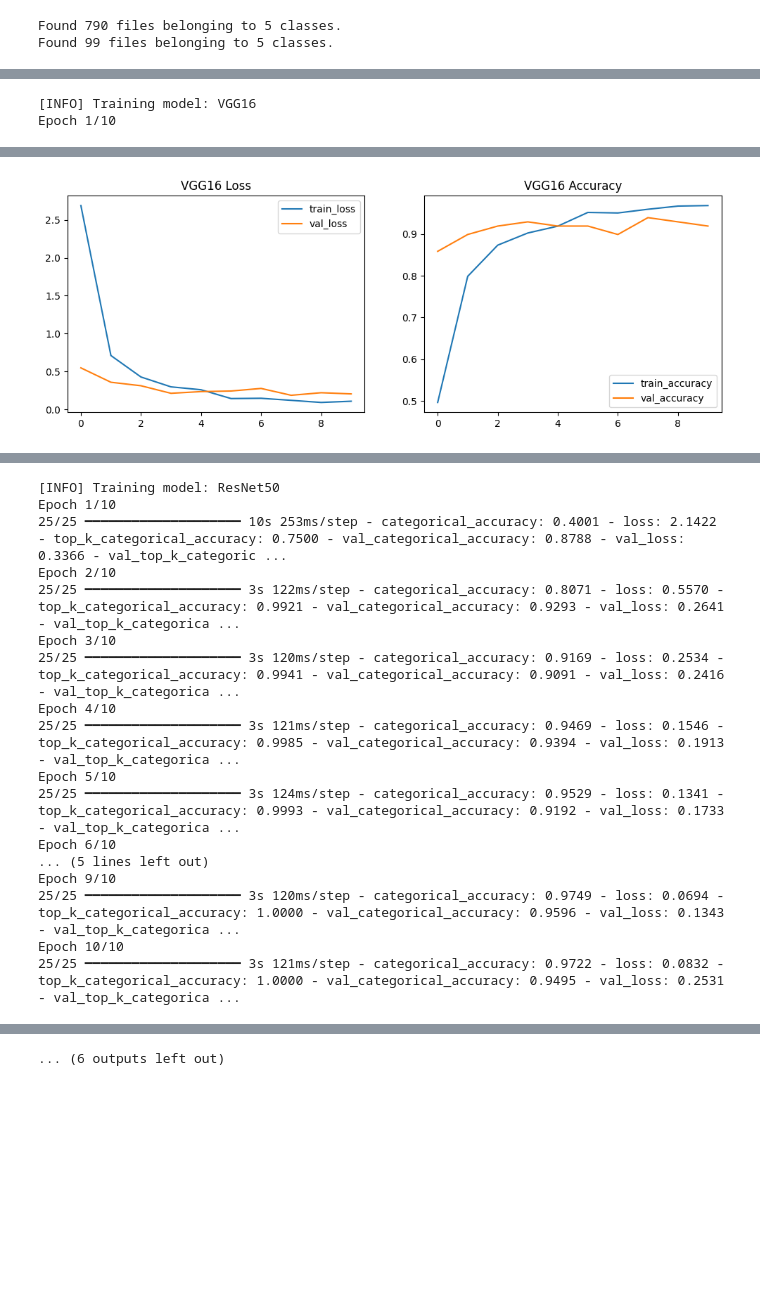
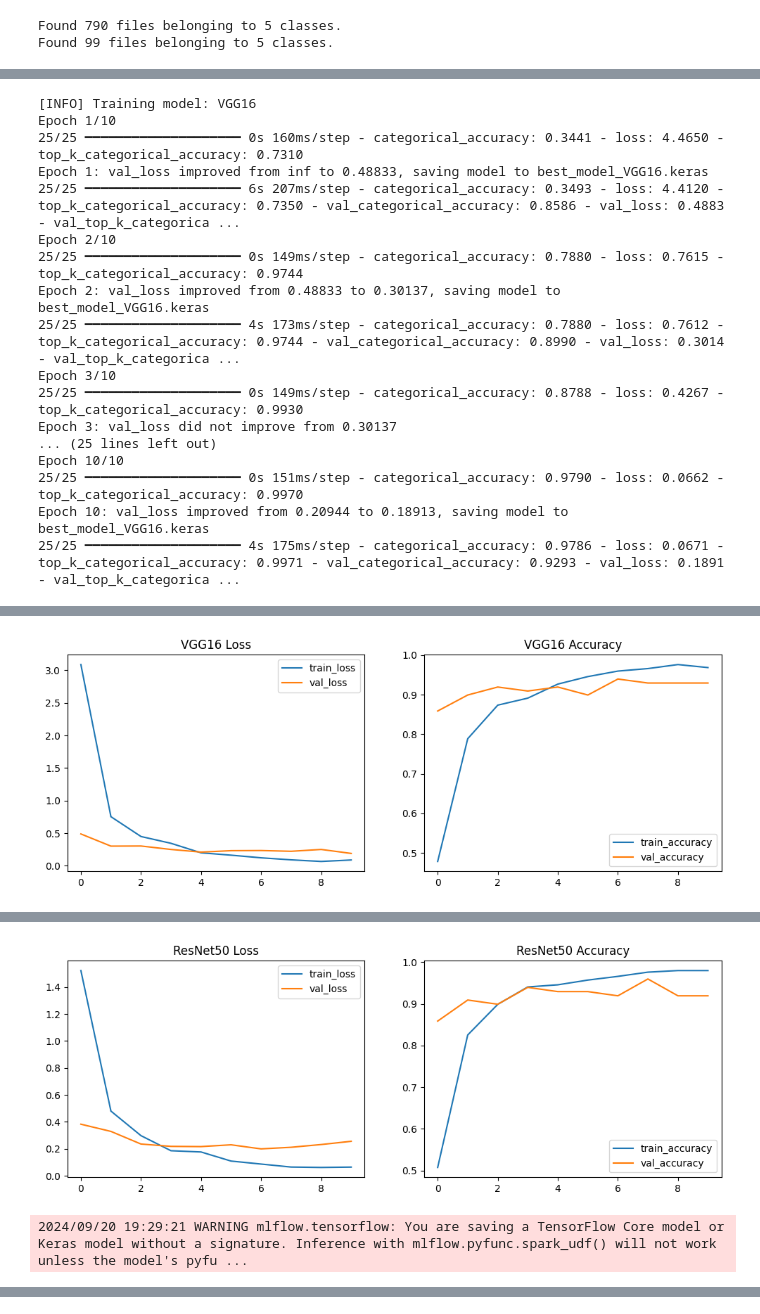
Before and after one commit to saahil1801/Yoga-Pose-Estimation-using-Transfer-Learning, a Jupyter notebook: main.ipynb, the cells around one changed output, grey strips where cells are left out. Saved outputs shown, nothing was run; the diff lists cells and outputs as text; code cells hidden in the pictures; blank space fills up the shorter version.

```diff
--- a/main.ipynb
+++ b/main.ipynb
@@ -181,3 +182,7 @@ mlflow.tensorflow.autolog()
+# %%
+best_model_name = None
+best_val_loss = float('inf')
+best_model_weights_path = None
 # %%
 for model_name, base_model in models:
     with mlflow.start_run(run_name=model_name):
@@ -191,15 +196,32 @@ for model_name, base_model in models:
         mlflow.log_param("learning_rate", 0.001)
         mlflow.log_param("optimizer", "adam")
 
+        checkpoint_path = f"models/best_model_{model_name}.keras"
+        checkpoint = ModelCheckpoint(
+            checkpoint_path,
+            monitor='val_loss',
+            save_best_only=True,
+            mode='min',
+            verbose=1
+        )
+
         # Train the model and log metrics
         history = model.fit(
             train_dataset,
             validation_data=val_dataset,
-            epochs=10
+            epochs=10,
+            callbacks=[checkpoint]  # Add the checkpoint callback here
         )
 
         final_train_loss = history.history['loss'][-1]
         final_val_loss = history.history['val_loss'][-1]
+
+        if final_val_loss < best_val_loss:
+            best_val_loss = final_val_loss
+            best_model_name = model_name
+            best_model_weights_path = checkpoint_path
+
+
         final_train_accuracy = history.history['categorical_accuracy'][-1]
         final_val_accuracy = history.history['val_categorical_accuracy'][-1]
         final_top_k_categorical_accuracy = history.history['top_k_categorical_accuracy'][-1]
@@ -231,3 +253,18 @@ for model_name, base_model in models:
 # %% [output]
 [INFO] Training model: VGG16
 Epoch 1/10
+25/25 ━━━━━━━━━━━━━━━━━━━━ 0s 160ms/step - categorical_accuracy: 0.3441 - loss: 4.4650 - top_k_categorical_accuracy: 0.7310
+Epoch 1: val_loss improved from inf to 0.48833, saving model to best_model_VGG16.keras
+25/25 ━━━━━━━━━━━━━━━━━━━━ 6s 207ms/step - categorical_accuracy: 0.3493 - loss: 4.4120 - top_k_categorical_accuracy: 0.7350 - val_categorical_accuracy: 0.8586 - val_loss: 0.4883 - val_top_k_categorica ...
+Epoch 2/10
+25/25 ━━━━━━━━━━━━━━━━━━━━ 0s 149ms/step - categorical_accuracy: 0.7880 - loss: 0.7615 - top_k_categorical_accuracy: 0.9744
+Epoch 2: val_loss improved from 0.48833 to 0.30137, saving model to best_model_VGG16.keras
+25/25 ━━━━━━━━━━━━━━━━━━━━ 4s 173ms/step - categorical_accuracy: 0.7880 - loss: 0.7612 - top_k_categorical_accuracy: 0.9744 - val_categorical_accuracy: 0.8990 - val_loss: 0.3014 - val_top_k_categorica ...
+Epoch 3/10
+25/25 ━━━━━━━━━━━━━━━━━━━━ 0s 149ms/step - categorical_accuracy: 0.8788 - loss: 0.4267 - top_k_categorical_accuracy: 0.9930
+Epoch 3: val_loss did not improve from 0.30137
+... (25 lines left out)
+Epoch 10/10
+25/25 ━━━━━━━━━━━━━━━━━━━━ 0s 151ms/step - categorical_accuracy: 0.9790 - loss: 0.0662 - top_k_categorical_accuracy: 0.9970
+Epoch 10: val_loss improved from 0.20944 to 0.18913, saving model to best_model_VGG16.keras
+25/25 ━━━━━━━━━━━━━━━━━━━━ 4s 175ms/step - categorical_accuracy: 0.9786 - loss: 0.0671 - top_k_categorical_accuracy: 0.9971 - val_categorical_accuracy: 0.9293 - val_loss: 0.1891 - val_top_k_categorica ...
@@ -234,0 +272 @@ Epoch 1/10
+[figure, new version]
@@ -255 +290,0 @@ Epoch 10/10
-[figure, old version]
@@ -257,17 +292,2 @@ Epoch 10/10
+[figure, new version]
-[INFO] Training model: ResNet50
-Epoch 1/10
-25/25 ━━━━━━━━━━━━━━━━━━━━ 10s 253ms/step - categorical_accuracy: 0.4001 - loss: 2.1422 - top_k_categorical_accuracy: 0.7500 - val_categorical_accuracy: 0.8788 - val_loss: 0.3366 - val_top_k_categoric ...
-Epoch 2/10
-25/25 ━━━━━━━━━━━━━━━━━━━━ 3s 122ms/step - categorical_accuracy: 0.8071 - loss: 0.5570 - top_k_categorical_accuracy: 0.9921 - val_categorical_accuracy: 0.9293 - val_loss: 0.2641 - val_top_k_categorica ...
-Epoch 3/10
-25/25 ━━━━━━━━━━━━━━━━━━━━ 3s 120ms/step - categorical_accuracy: 0.9169 - loss: 0.2534 - top_k_categorical_accuracy: 0.9941 - val_categorical_accuracy: 0.9091 - val_loss: 0.2416 - val_top_k_categorica ...
-Epoch 4/10
-25/25 ━━━━━━━━━━━━━━━━━━━━ 3s 121ms/step - categorical_accuracy: 0.9469 - loss: 0.1546 - top_k_categorical_accuracy: 0.9985 - val_categorical_accuracy: 0.9394 - val_loss: 0.1913 - val_top_k_categorica ...
-Epoch 5/10
-25/25 ━━━━━━━━━━━━━━━━━━━━ 3s 124ms/step - categorical_accuracy: 0.9529 - loss: 0.1341 - top_k_categorical_accuracy: 0.9993 - val_categorical_accuracy: 0.9192 - val_loss: 0.1733 - val_top_k_categorica ...
-Epoch 6/10
-... (5 lines left out)
-Epoch 9/10
-25/25 ━━━━━━━━━━━━━━━━━━━━ 3s 120ms/step - categorical_accuracy: 0.9749 - loss: 0.0694 - top_k_categorical_accuracy: 1.0000 - val_categorical_accuracy: 0.9596 - val_loss: 0.1343 - val_top_k_categorica ...
-Epoch 10/10
-25/25 ━━━━━━━━━━━━━━━━━━━━ 3s 121ms/step - categorical_accuracy: 0.9722 - loss: 0.0832 - top_k_categorical_accuracy: 1.0000 - val_categorical_accuracy: 0.9495 - val_loss: 0.2531 - val_top_k_categorica ...
+2024/09/20 19:29:21 WARNING mlflow.tensorflow: You are saving a TensorFlow Core model or Keras model without a signature. Inference with mlflow.pyfunc.spark_udf() will not work unless the model's pyfu ...
@@ -295,3 +315,2 @@ Epoch 10/10
-... (6 outputs left out)
 # %%
 #  mlflow ui
```
Also changed, not shown: parts of 6 cells of this notebook, 1 other file.
